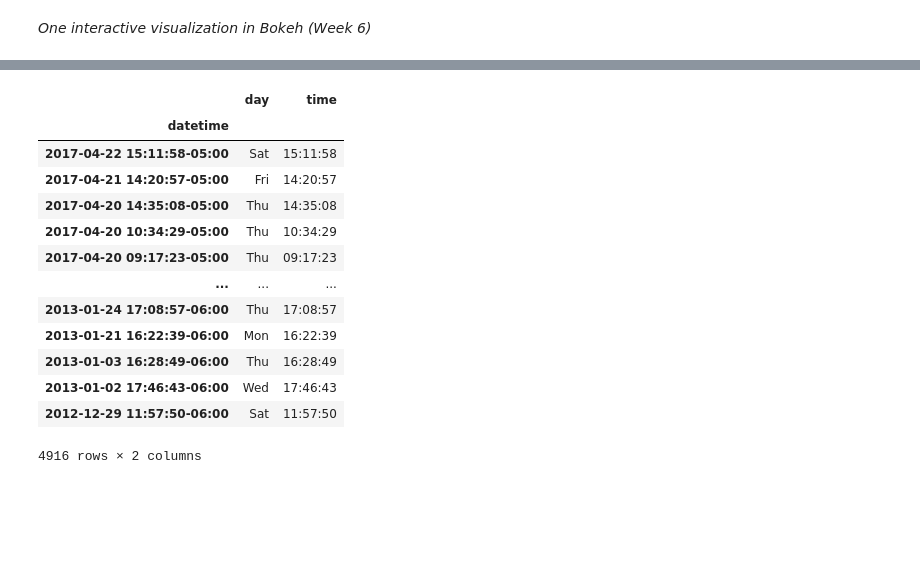
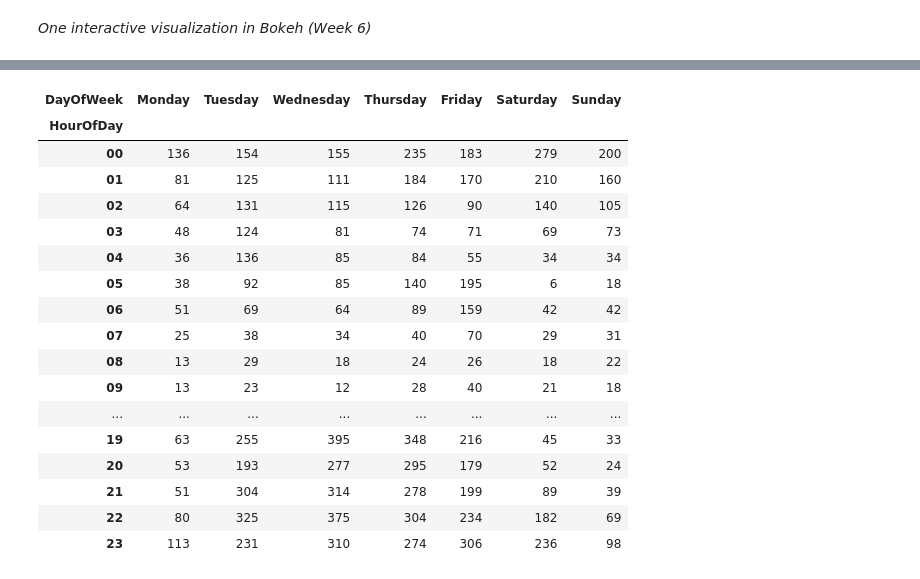
Before and after one commit to jukobo/jukobo.github.io, a Jupyter notebook: A2/Week8.ipynb, the cells around one changed output, grey strips where cells are left out. Drawn from its saved outputs; the diff is of its cells as text; code cells hidden in the pictures; blank space fills up the shorter version.

```diff
--- a/A2/Week8.ipynb
+++ b/A2/Week8.ipynb
@@ -35,8 +35,8 @@ import warnings
 warnings.filterwarnings('ignore')
 # %%
 ## Load files
-
-file = "..\..\Data\Police_Department_Incident_Reports__Historical_2003_to_May_2018_20240206.csv"
+file = "..\..\Data\Police_Department_Incident_Reports__Historical_2003_to_May_2018_20240130.csv"
+# file = "..\..\Data\Police_Department_Incident_Reports__Historical_2003_to_May_2018_20240206.csv"
 crime = 'PROSTITUTION'
 
 df = pd.read_csv(file)
@@ -286,19 +289,25 @@ HourOfDay
-# %%
-from bokeh.sampledata.commits import data
-
-data
-# %% [output]
-|  | day | time |
-| datetime |  |  |
-| 2017-04-22 15:11:58-05:00 | Sat | 15:11:58 |
-| 2017-04-21 14:20:57-05:00 | Fri | 14:20:57 |
-| 2017-04-20 14:35:08-05:00 | Thu | 14:35:08 |
-| 2017-04-20 10:34:29-05:00 | Thu | 10:34:29 |
-| 2017-04-20 09:17:23-05:00 | Thu | 09:17:23 |
-| ... | ... | ... |
-| 2013-01-24 17:08:57-06:00 | Thu | 17:08:57 |
-| 2013-01-21 16:22:39-06:00 | Mon | 16:22:39 |
-| 2013-01-03 16:28:49-06:00 | Thu | 16:28:49 |
-| 2013-01-02 17:46:43-06:00 | Wed | 17:46:43 |
-| 2012-12-29 11:57:50-06:00 | Sat | 11:57:50 |
-4916 rows × 2 columns
+# %%
+focusdf['HourOfDay'] = focusdf['Time'].str.split(':').str[0]
+grouped_data = focusdf.groupby(['HourOfDay', 'DayOfWeek']).size().unstack()
+grouped_data = grouped_data[weekdays]
+
+grouped_data
+# %% [output]
+| DayOfWeek | Monday | Tuesday | Wednesday | Thursday | Friday | Saturday | Sunday |
+| HourOfDay |  |  |  |  |  |  |  |
+| 00 | 136 | 154 | 155 | 235 | 183 | 279 | 200 |
+| 01 | 81 | 125 | 111 | 184 | 170 | 210 | 160 |
+| 02 | 64 | 131 | 115 | 126 | 90 | 140 | 105 |
+| 03 | 48 | 124 | 81 | 74 | 71 | 69 | 73 |
+| 04 | 36 | 136 | 85 | 84 | 55 | 34 | 34 |
+| 05 | 38 | 92 | 85 | 140 | 195 | 6 | 18 |
+| 06 | 51 | 69 | 64 | 89 | 159 | 42 | 42 |
+| 07 | 25 | 38 | 34 | 40 | 70 | 29 | 31 |
+| 08 | 13 | 29 | 18 | 24 | 26 | 18 | 22 |
+| 09 | 13 | 23 | 12 | 28 | 40 | 21 | 18 |
+| ... | ... | ... | ... | ... | ... | ... | ... |
+| 19 | 63 | 255 | 395 | 348 | 216 | 45 | 33 |
+| 20 | 53 | 193 | 277 | 295 | 179 | 52 | 24 |
+| 21 | 51 | 304 | 314 | 278 | 199 | 89 | 39 |
+| 22 | 80 | 325 | 375 | 304 | 234 | 182 | 69 |
+| 23 | 113 | 231 | 310 | 274 | 306 | 236 | 98 |
```
Also changed, not shown: parts of 1 cell of this notebook.
